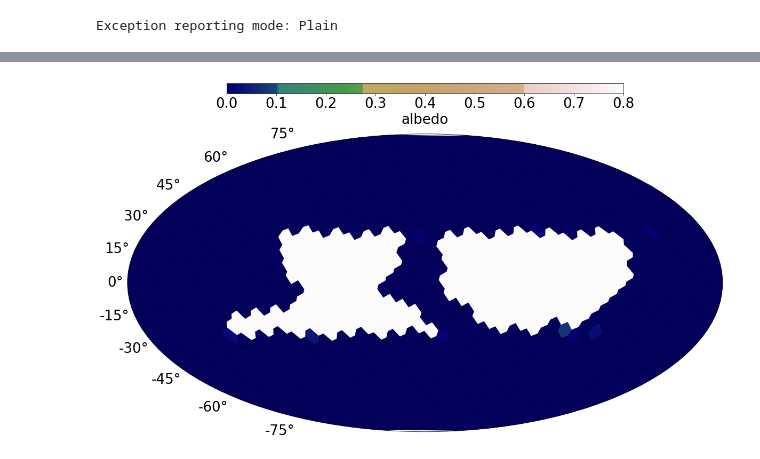
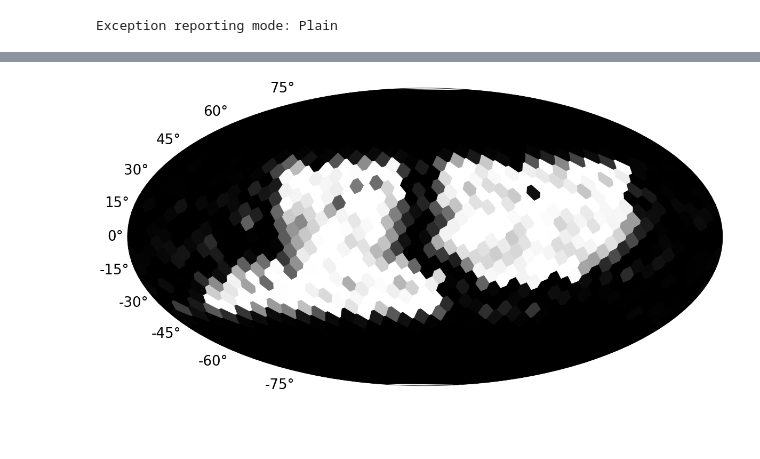
Before and after one commit to SwederB/BEP-Exocartography, a Jupyter notebook: Code_Timo/Retrieving albedo Individual reflection models.ipynb, the cells around one changed output, grey strips where cells are left out. Saved outputs shown, nothing was run; the diff lists cells and outputs as text; code cells hidden in the pictures; blank space fills up the shorter version.

```diff
--- a/Code_Timo/Retrieving albedo Individual reflection models.ipynb
+++ b/Code_Timo/Retrieving albedo Individual reflection models.ipynb
@@ -319,0 +313,11 @@ Wall time: 5.65 s
+# %%
+%%time
+'''
+Compute inverse transfer matrix
+'''
+
+cutoff = 1/np.sqrt(N_ave_full)/2
+T_pinv = np.linalg.pinv(T,rcond=1e-7)
+T_pinv_noise = np.linalg.pinv(T,rcond = cutoff)
+A = np.matmul(T_pinv,f_curve)/c_light
+A_noise = np.matmul(T_pinv_noise,f_noisy)/c_light
@@ -322,27 +328,21 @@ Wall time: 5.65 s
 if model == models[2]:
     blues = mpl.cm.get_cmap('Blues',4000) #colors
     greys = mpl.cm.get_cmap('Greys',4000)
-
-    N = 256
-    y2 = greys(np.linspace(0.4,0.2,int(N/2))) #water (blue)
-    y1 = greys(np.linspace(1,0.6,int(N/2)))    #land (black)
-    y = np.vstack((y1,y2))
-
-    cmap_albedo = LinearSegmentedColormap.from_list('custom earth', y, N=256)
+    greys_r = mpl.cm.get_cmap('Greys_r',4000)
 
     mpl.rcParams.update({'font.size': 26})
     fig = plt.figure(figsize = [20,20])
     ax = fig.add_subplot(111,projection='mollweide')
     norm = mpl.colors.Normalize(vmin=0, vmax=1)
-    cmapplot = mpl.cm.ScalarMappable(norm = norm, cmap = cmap_albedo)
+    cmapplot = mpl.cm.ScalarMappable(norm = norm, cmap = greys_r)
     cmapplot.set_array([])
-    cb = fig.colorbar(cmapplot, ax=ax, orientation='horizontal', label='Albedo',shrink=1/1.5, aspect=40,pad=-0.6)
+#     cb = fig.colorbar(cmapplot, ax=ax, orientation='horizontal', label='Albedo',shrink=1/1.5, aspect=40,pad=-0.6)
 
     # plot the facets
-    ax.add_collection(PolyCollection(plot_facets_vor,array=A_edge,cmap=cmap_albedo,edgecolor='face',norm=norm)) #plot majority of facets
+    ax.add_collection(PolyCollection(plot_facets_vor,array=A_noise,cmap=greys_r,edgecolor='face',norm=norm)) #plot majority of facets
     i=0
     for facet_sph in plot_facets_vor: #deal with the facets over the edges by plotting them again with phi+-2pi
-        c = cmap_albedo(A_edge[i])
+        c = greys_r(A_noise[i]/0.8)
         if np.any(facet_sph[:,0]>np.pi):
             ax.add_patch(patches.Polygon(np.stack((facet_sph[:,0]-2*np.pi,facet_sph[:,1]),axis=1), fill = True, color = c))
         elif np.any(facet_sph[:,0]<-np.pi):
@@ -351,56 +351,56 @@ if model == models[2]:
 
     ax.set_xticklabels([])
 #     ax.set_yticklabels([])
-    filename = 'retrieved_albedo/edgeretr'+str(seed_no)+'model'+model+'_n'+str(res)+'_a'+str(round(alpha*180/np.pi))+'_b'+str(round(beta*180/np.pi))+'.png'
+    filename = 'retrieved_albedo_range_indiv/noise'+str(seed_no)+'model'+model+'_n'+str(res)+'_a'+str(round(alpha*180/np.pi))+'_b'+str(round(beta*180/np.pi))+'_cutoff{:.0e}'.format(cutoff)+'.png'
     os.makedirs(os.path.dirname(filename), exist_ok=True)
     ax.tick_params(axis='x', which='both', bottom=False, top=False, labelbottom=False) # remove x-ticks
     plt.savefig(filename,dpi=100,bbox_inches='tight')
     plt.show()
 
 else:
-    alts = copy.copy(A_edge)
-    alts = alts-np.mean(alts)
-    max_alt = max(alts)
-    min_alt = min(alts)
-    norm_alts = (alts-min_alt)/(max_alt-min_alt)
+#     alts = copy.copy(A)
+#     alts = alts-np.mean(alts)
+#     max_alt = max(alts)
+#     min_alt = min(alts)
+#     norm_alts = (alts-min_alt)/(max_alt-min_alt)
 
     snowheight = 0.8
     soilheight = 0.4
-    y1 = gist_earth(np.linspace(0.02,0.15,int(N*(albedos[1]+albedos[0])))) #ocean colors, for half the heights
-    y2 = gist_earth(np.linspace(0.3,0.5,int(N*(albedos[2]-albedos[0])))) #forest colors
-    y3 = gist_earth(np.linspace(0.76,0.85,int(N*(albedos[3]-albedos[1])))) #soil colors
-    y4 = gist_earth(np.linspace(0.93,1,int(N*(0.8-albedos[2])))) #snow colors
+    y1 = gist_earth(np.linspace(0.02,0.15,int(N*0.1))) #ocean colors
+    y2 = gist_earth(np.linspace(0.3,0.5,int(N*0.2))) #forest colors
+    y3 = gist_earth(np.linspace(0.7,0.85,int(N*0.2))) #soil colors
+    y4 = gist_earth(np.linspace(0.93,1,int(N*.3))) #snow colors
 
     y = np.vstack((y1,y2,y3,y4))
 
     cmap_albedo = LinearSegmentedColormap.from_list('custom earth', y, N=256)
 
     mpl.rcParams.update({'font.size': 26})
     fig = plt.figure(figsize = [20,20])
     ax = fig.add_subplot(111,projection='mollweide')
     norm = mpl.colors.Normalize(vmin=0, vmax=0.8)
     cmapplot = mpl.cm.ScalarMappable(norm = norm, cmap = cmap_albedo)
     cmapplot.set_array([])
-    fig.colorbar(cmapplot, ax=ax, orientation='horizontal', label='albedo',shrink=1/1.5,aspect=40,pad=-.6)
+#     fig.colorbar(cmapplot, ax=ax, orientation='horizontal', label='albedo',shrink=1/1.5,aspect=40,pad=-.6)
 
     #plot facets
-    ax.add_collection(PolyCollection(plot_facets_vor,array=A_edge,cmap=cmap_albedo,edgecolor='face',norm=norm)) #plot majority of facets
+    ax.add_collection(PolyCollection(plot_facets_vor,array=A_noise,cmap=cmap_albedo,edgecolor='face',norm=norm)) #plot majority of facets
     i=0
     for facet_sph in plot_facets_vor: #deal with the facets over the edges by plotting them again with phi+-2pi
-        c = cmap_albedo(A_edge[i])
+        c = cmap_albedo(A_noise[i]/0.8)
         if np.any(facet_sph[:,0]>np.pi):
             ax.add_patch(patches.Polygon(np.stack((facet_sph[:,0]-2*np.pi,facet_sph[:,1]),axis=1), fill = True, color = c))
         elif np.any(facet_sph[:,0]<-np.pi):
             ax.add_patch(patches.Polygon(np.stack((facet_sph[:,0]+2*np.pi,facet_sph[:,1]),axis=1), fill = True, color = c))
         i+=1
 
-    filename = 'retrieved_albedo/edgeretr'+str(seed_no)+'model'+model+'_n'+str(res)+'_a'+str(round(alpha*180/np.pi))+'_b'+str(round(beta*180/np.pi))+'.png'
+    filename = 'retrieved_albedo_range_indiv/noise'+str(seed_no)+"_t"+str(time_res)+'model'+model+'_n'+str(res)+'_a'+str(round(alpha*180/np.pi))+'_b'+str(round(beta*180/np.pi))+'_cutoff{:.0e}'.format(cutoff)+'.png'
     os.makedirs(os.path.dirname(filename), exist_ok=True)
     ax.tick_params(axis='x', which='both', bottom=False, top=False, labelbottom=False) # remove x-ticks
     plt.savefig(filename,dpi=100,bbox_inches='tight')
     plt.show()
 
-MSE = (albedo_map - A_edge)**2
+MSE = (albedo_map - A_noise)**2
 print('mean squared error: ',sum(MSE))
 # %% [output]
-[figure, old version]
+[figure, new version]
```
Also changed, not shown: parts of 9 cells of this notebook, 3 other files.
